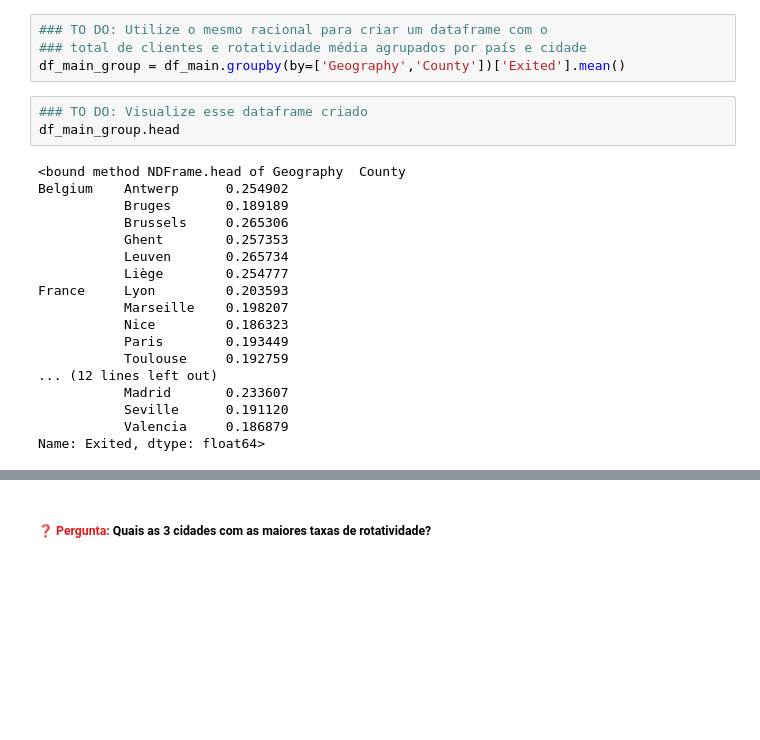
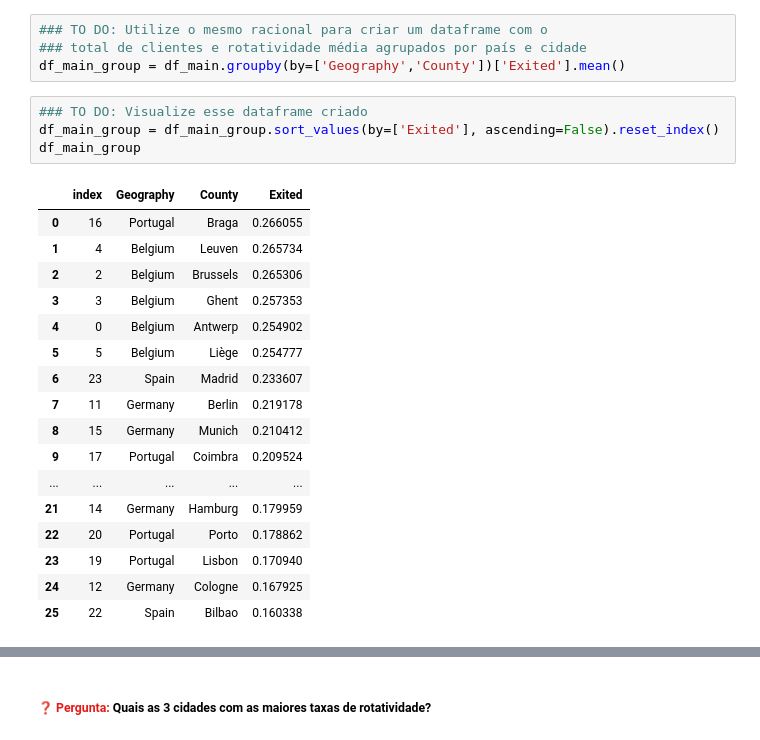
Before and after one commit to leandroclv/analista_dados_python_udemy, a Jupyter notebook: projeto_final.ipynb, the cells around one changed output, grey strips where cells are left out. Cells and saved outputs as stored; diff of their text form; blank space fills up the shorter version.

```diff
--- a/projeto_final.ipynb
+++ b/projeto_final.ipynb
@@ -354,24 +349,25 @@ df_main_belgium_group.head(3)
 df_main_group = df_main.groupby(by=['Geography','County'])['Exited'].mean()
 # %%
 ### TO DO: Visualize esse dataframe criado
-df_main_group.head
+df_main_group = df_main_group.sort_values(by=['Exited'], ascending=False).reset_index()
+df_main_group
 # %% [output]
-<bound method NDFrame.head of Geography  County
-Belgium    Antwerp      0.254902
-           Bruges       0.189189
-           Brussels     0.265306
-           Ghent        0.257353
-           Leuven       0.265734
-           Liège        0.254777
-France     Lyon         0.203593
-           Marseille    0.198207
-           Nice         0.186323
-           Paris        0.193449
-           Toulouse     0.192759
-... (12 lines left out)
-           Madrid       0.233607
-           Seville      0.191120
-           Valencia     0.186879
-Name: Exited, dtype: float64>
+|  | index | Geography | County | Exited |
+| 0 | 16 | Portugal | Braga | 0.266055 |
+| 1 | 4 | Belgium | Leuven | 0.265734 |
+| 2 | 2 | Belgium | Brussels | 0.265306 |
+| 3 | 3 | Belgium | Ghent | 0.257353 |
+| 4 | 0 | Belgium | Antwerp | 0.254902 |
+| 5 | 5 | Belgium | Liège | 0.254777 |
+| 6 | 23 | Spain | Madrid | 0.233607 |
+| 7 | 11 | Germany | Berlin | 0.219178 |
+| 8 | 15 | Germany | Munich | 0.210412 |
+| 9 | 17 | Portugal | Coimbra | 0.209524 |
+| ... | ... | ... | ... | ... |
+| 21 | 14 | Germany | Hamburg | 0.179959 |
+| 22 | 20 | Portugal | Porto | 0.178862 |
+| 23 | 19 | Portugal | Lisbon | 0.170940 |
+| 24 | 12 | Germany | Cologne | 0.167925 |
+| 25 | 22 | Spain | Bilbao | 0.160338 |
 # %%
 ### TO DO: Crie um gráfico de barras horizontal utilizando o dataframe criado. No eixo y são os países e no eixo x a taxa de rotatividade
```
Also changed, not shown: parts of 2 cells of this notebook.
